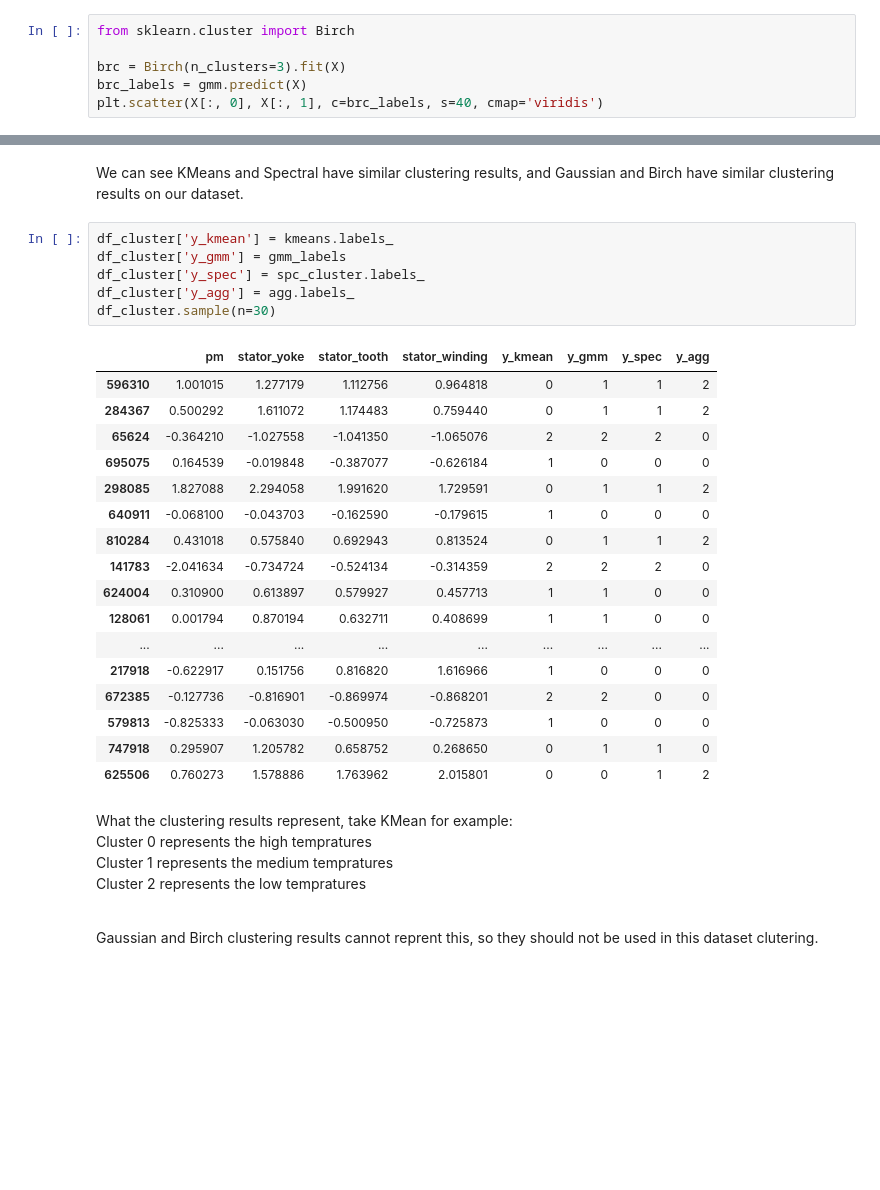
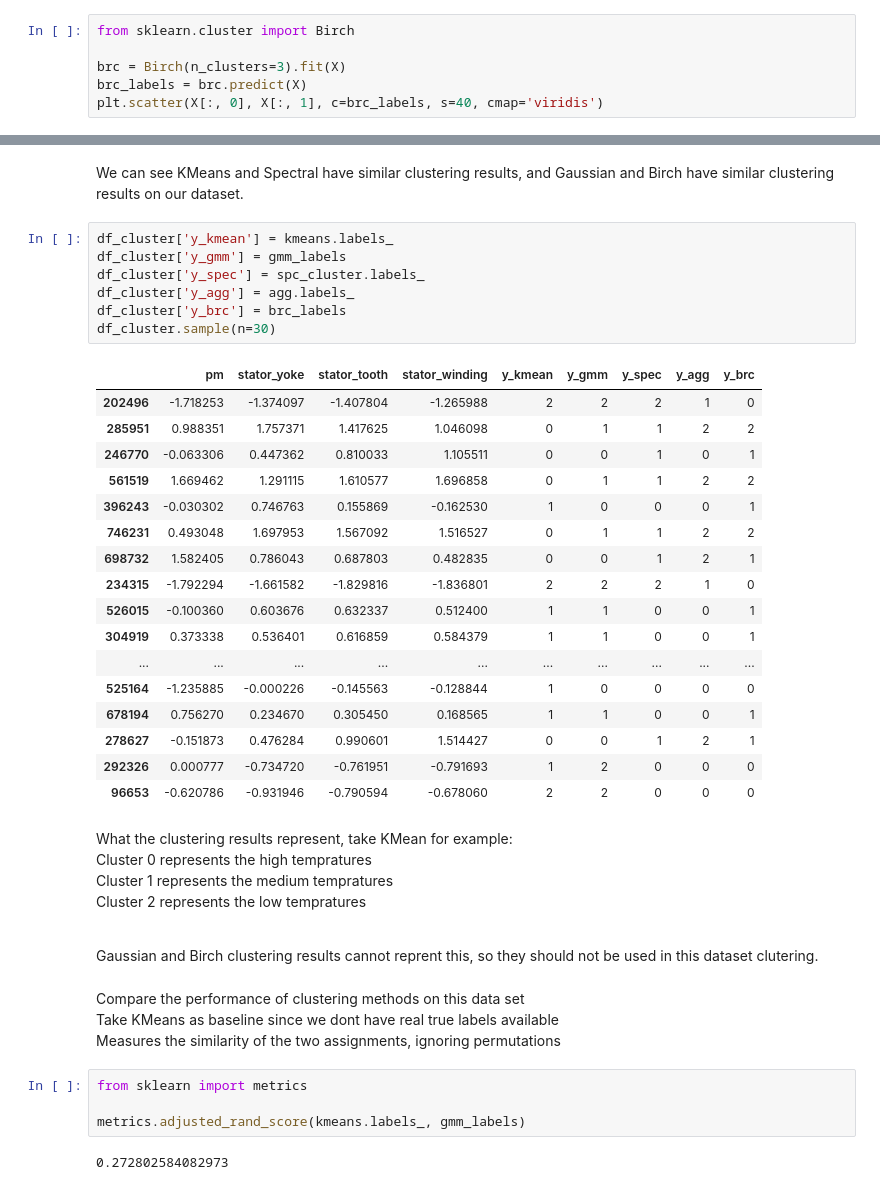
Before and after one commit to YuxingW/machine_learning, a Jupyter notebook: hw2_clustering/hw_clustering_ski.ipynb, the cells around one changed output, grey strips where cells are left out. Cells and saved outputs as stored; diff of their text form; blank space fills up the shorter version.

```diff
--- a/hw2_clustering/hw_clustering_ski.ipynb
+++ b/hw2_clustering/hw_clustering_ski.ipynb
@@ -195,7 +195,7 @@ Use Birch clustering
 from sklearn.cluster import Birch
 
 brc = Birch(n_clusters=3).fit(X)
-brc_labels = gmm.predict(X)
+brc_labels = brc.predict(X)
 plt.scatter(X[:, 0], X[:, 1], c=brc_labels, s=40, cmap='viridis')
 # %% [output]
 <matplotlib.collections.PathCollection at 0x...>
@@ -215,27 +215,28 @@ We can see KMeans and Spectral have similar clustering results, and Gaussian and
 # %%
 df_cluster['y_kmean'] = kmeans.labels_
 df_cluster['y_gmm'] = gmm_labels
 df_cluster['y_spec'] = spc_cluster.labels_
 df_cluster['y_agg'] = agg.labels_
+df_cluster['y_brc'] = brc_labels
 df_cluster.sample(n=30)
 # %% [output]
-|  | pm | stator_yoke | stator_tooth | stator_winding | y_kmean | y_gmm | y_spec | y_agg |
-| 596310 | 1.001015 | 1.277179 | 1.112756 | 0.964818 | 0 | 1 | 1 | 2 |
-| 284367 | 0.500292 | 1.611072 | 1.174483 | 0.759440 | 0 | 1 | 1 | 2 |
-| 65624 | -0.364210 | -1.027558 | -1.041350 | -1.065076 | 2 | 2 | 2 | 0 |
-| 695075 | 0.164539 | -0.019848 | -0.387077 | -0.626184 | 1 | 0 | 0 | 0 |
-| 298085 | 1.827088 | 2.294058 | 1.991620 | 1.729591 | 0 | 1 | 1 | 2 |
-| 640911 | -0.068100 | -0.043703 | -0.162590 | -0.179615 | 1 | 0 | 0 | 0 |
-| 810284 | 0.431018 | 0.575840 | 0.692943 | 0.813524 | 0 | 1 | 1 | 2 |
-| 141783 | -2.041634 | -0.734724 | -0.524134 | -0.314359 | 2 | 2 | 2 | 0 |
-| 624004 | 0.310900 | 0.613897 | 0.579927 | 0.457713 | 1 | 1 | 0 | 0 |
-| 128061 | 0.001794 | 0.870194 | 0.632711 | 0.408699 | 1 | 1 | 0 | 0 |
-| ... | ... | ... | ... | ... | ... | ... | ... | ... |
-| 217918 | -0.622917 | 0.151756 | 0.816820 | 1.616966 | 1 | 0 | 0 | 0 |
-| 672385 | -0.127736 | -0.816901 | -0.869974 | -0.868201 | 2 | 2 | 0 | 0 |
-| 579813 | -0.825333 | -0.063030 | -0.500950 | -0.725873 | 1 | 0 | 0 | 0 |
-| 747918 | 0.295907 | 1.205782 | 0.658752 | 0.268650 | 0 | 1 | 1 | 0 |
-| 625506 | 0.760273 | 1.578886 | 1.763962 | 2.015801 | 0 | 0 | 1 | 2 |
+|  | pm | stator_yoke | stator_tooth | stator_winding | y_kmean | y_gmm | y_spec | y_agg | y_brc |
+| 202496 | -1.718253 | -1.374097 | -1.407804 | -1.265988 | 2 | 2 | 2 | 1 | 0 |
+| 285951 | 0.988351 | 1.757371 | 1.417625 | 1.046098 | 0 | 1 | 1 | 2 | 2 |
+| 246770 | -0.063306 | 0.447362 | 0.810033 | 1.105511 | 0 | 0 | 1 | 0 | 1 |
+| 561519 | 1.669462 | 1.291115 | 1.610577 | 1.696858 | 0 | 1 | 1 | 2 | 2 |
+| 396243 | -0.030302 | 0.746763 | 0.155869 | -0.162530 | 1 | 0 | 0 | 0 | 1 |
+| 746231 | 0.493048 | 1.697953 | 1.567092 | 1.516527 | 0 | 1 | 1 | 2 | 2 |
+| 698732 | 1.582405 | 0.786043 | 0.687803 | 0.482835 | 0 | 0 | 1 | 2 | 1 |
+| 234315 | -1.792294 | -1.661582 | -1.829816 | -1.836801 | 2 | 2 | 2 | 1 | 0 |
+| 526015 | -0.100360 | 0.603676 | 0.632337 | 0.512400 | 1 | 1 | 0 | 0 | 1 |
+| 304919 | 0.373338 | 0.536401 | 0.616859 | 0.584379 | 1 | 1 | 0 | 0 | 1 |
+| ... | ... | ... | ... | ... | ... | ... | ... | ... | ... |
+| 525164 | -1.235885 | -0.000226 | -0.145563 | -0.128844 | 1 | 0 | 0 | 0 | 0 |
+| 678194 | 0.756270 | 0.234670 | 0.305450 | 0.168565 | 1 | 1 | 0 | 0 | 1 |
+| 278627 | -0.151873 | 0.476284 | 0.990601 | 1.514427 | 0 | 0 | 1 | 2 | 1 |
+| 292326 | 0.000777 | -0.734720 | -0.761951 | -0.791693 | 1 | 2 | 0 | 0 | 0 |
+| 96653 | -0.620786 | -0.931946 | -0.790594 | -0.678060 | 2 | 2 | 0 | 0 | 0 |
 # %% [markdown]
 What the clustering results represent, take KMean for example: <br />
 Cluster 0 represents the high tempratures <br />
@@ -244,3 +245,13 @@ Cluster 2 represents the low tempratures <br />
 <br />
 
 Gaussian and Birch clustering results cannot reprent this, so they should not be used in this dataset clutering.
+# %% [markdown]
+Compare the performance of clustering methods on this data set <br />
+Take KMeans as baseline since we dont have real true labels available<br />
+Measures the similarity of the two assignments, ignoring permutations
+# %%
+from sklearn import metrics
+
+metrics.adjusted_rand_score(kmeans.labels_, gmm_labels)
+# %% [output]
+0.272802584082973
```
Also changed, not shown: parts of 4 cells of this notebook.
